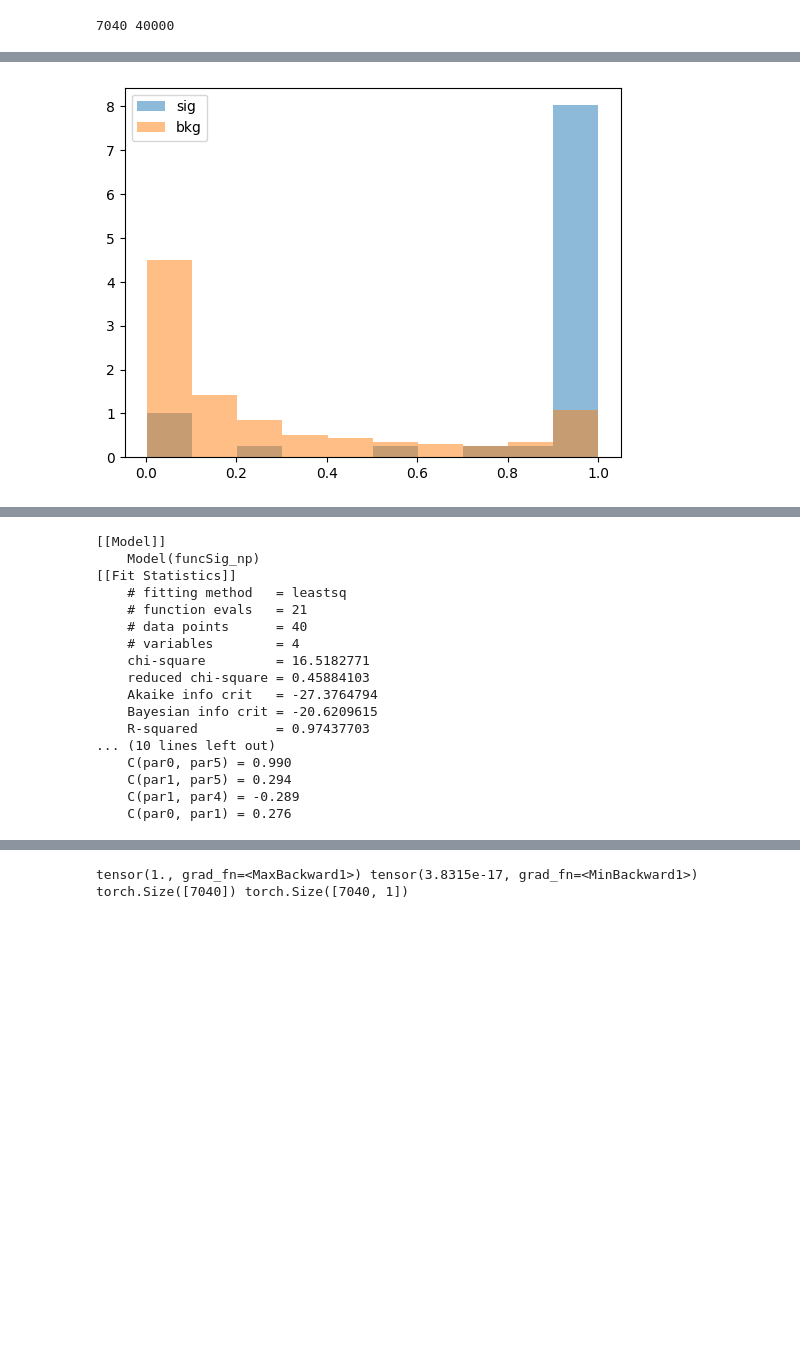
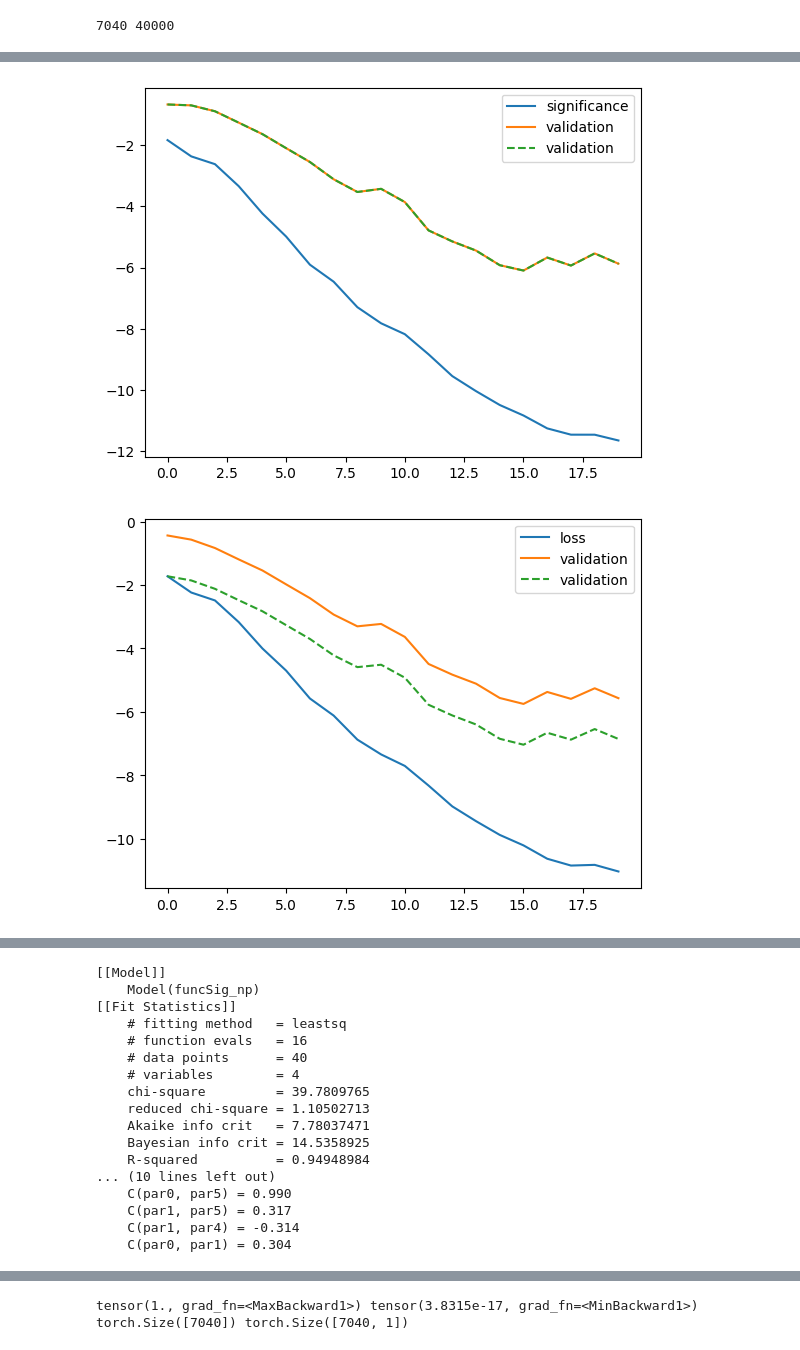
Before and after one commit to violatingcp/CWOLAToy, a Jupyter notebook: bbgg_clean.ipynb, the cells around one changed output, grey strips where cells are left out. Saved outputs shown, nothing was run; the diff lists cells and outputs as text; code cells hidden in the pictures; blank space fills up the shorter version.

```diff
--- a/bbgg_clean.ipynb
+++ b/bbgg_clean.ipynb
@@ -112,14 +122,19 @@ def plotSigBkg(iN,sig,bkg,nbins=50):
 def setupData(iParr1,iParr2,iNB,iNS,iStart=0,iSStart=0):
     nparr1=iParr1[iStart:(iStart+iNB)]
     nparr2=iParr2[iSStart:(iSStart+iNS)]
-    pdata = np.vstack((nparr2,nparr1))
+    nparr1_norm = nparr1.copy()
+    nparr2_norm = nparr2.copy()
+    #nparr1_norm.iloc[:, :-1] = (nparr1.iloc[:,:-1] - nparr1.iloc[:, :-1].mean()) / nparr1.iloc[:, :-1].std()
+    #nparr2_norm.iloc[:, :-1] = (nparr2.iloc[:,:-1] - nparr1.iloc[:, :-1].mean()) / nparr1.iloc[:, :-1].std()
+    pdata = np.vstack((nparr2_norm,nparr1_norm))
     data,bkgdata,test_sig,test_bkg=makeDataSet(pdata,len(nparr2),len(nparr1))
     #plotSigBkg(9,test_sig,test_bkg)
+
     return data,bkgdata,test_sig,test_bkg
-
 dataset,mcdataset,sig,bkg    =setupData(qcd_data,hh_data,7000,40) #3ab yield
 dataset2,mcdataset2,sig2,bkg2=setupData(qcd_mc  ,hh_data,20000,20000,10000,1000)
 dataset3,mcdataset3,sig3,bkg3=setupData(qcd_data,hh_data,20000,20000,8000,1000)
+dataset4,mcdataset4,sig4,bkg4=setupData(qcd_data,hh_data,10000,10000,20000,22000)
 print(len(dataset),len(dataset2))
 # %% [output]
 7040 40000
@@ -130,6 +148,6 @@ from splitfitter import simple_MLPFit_lmfit,fitGausLin,fitGausPowLaw,fitGausFlat
 # %%
-model_basic = simple_MLPFit_lmfit(dataset,10,k_fold=1,nhidden=32,out_channels=1,act_out=False,n_epochs=10,fit_opt=2,bkg_loss=10.0,iFitPFunc=fitGausBern(),iFitFFunc=fitGausBern(),
-                                massDeco=0.,mc_data=mcdataset,bkgPressure=True,lambScale=0.0,batch_size=7040,lambvar=0.)
-model_basic.pretrain(dataset3,5000,21)
+model_basic = simple_MLPFit_lmfit(dataset,10,k_fold=1,nhidden=32,out_channels=1,act_out=False,n_epochs=10,fit_opt=2,bkg_loss=1.0,iFitPFunc=fitGausBern(),iFitFFunc=fitGausBern(),
+                                massDeco=0.,mc_data=dataset4,bkgPressure=False,lambScale=0.0,batch_size=7040,lambvar=0.)
+model_basic.pretrain(dataset2,5000,101)
 #model_basic.train(51)
 # %% [output]
@@ -140,7 +166,19 @@ Checkpoint saved to checkpoint.pth
 # %%
-#model_basic.otlossdiff = 100
-model_basic.reloadData(dataset)
+from splitfitter import plotLoss,plotSigs
+
+dummydataset,mcdataset,sig,bkg        =setupData(qcd_data,hh_data,7000,40,7000,8900)
+dummydataset2,mcdataset2,dsig,dbkg    =setupData(qcd_data,hh_data,7000,40,4000,22900)
+model_basic.otlossdiff = 100
+model_basic.bkg_loss = 1.0
+model_basic.massDeco = 0.0
+model_basic.delta_sys = 1.0
+model_basic.round = False
+model_basic.reloadData(dummydataset,iMC=dummydataset2)
 model_basic.train(20,iLoad=True)
-plotPerf(sig,bkg,model_basic)
+plotSigs(model_basic)
+plotLoss(model_basic)
+plotPerf(dsig,dbkg,model_basic)
+#plotPerf(dsig,dbkg,model_basic)
 # %% [output]
-[figure, old version]
+[figure, new version]
+[figure, new version]
@@ -148,16 +188,16 @@ plotPerf(sig,bkg,model_basic)
     Model(funcSig_np)
 [[Fit Statistics]]
     # fitting method   = leastsq
-    # function evals   = 21
+    # function evals   = 16
     # data points      = 40
     # variables        = 4
-    chi-square         = 16.5182771
-    reduced chi-square = 0.45884103
-    Akaike info crit   = -27.3764794
-    Bayesian info crit = -20.6209615
-    R-squared          = 0.97437703
+    chi-square         = 39.7809765
+    reduced chi-square = 1.10502713
+    Akaike info crit   = 7.78037471
+    Bayesian info crit = 14.5358925
+    R-squared          = 0.94948984
 ... (10 lines left out)
     C(par0, par5) = 0.990
-    C(par1, par5) = 0.294
-    C(par1, par4) = -0.289
-    C(par0, par1) = 0.276
+    C(par1, par5) = 0.317
+    C(par1, par4) = -0.314
+    C(par0, par1) = 0.304
```
Also changed, not shown: parts of 8 cells of this notebook, 2 other files.
